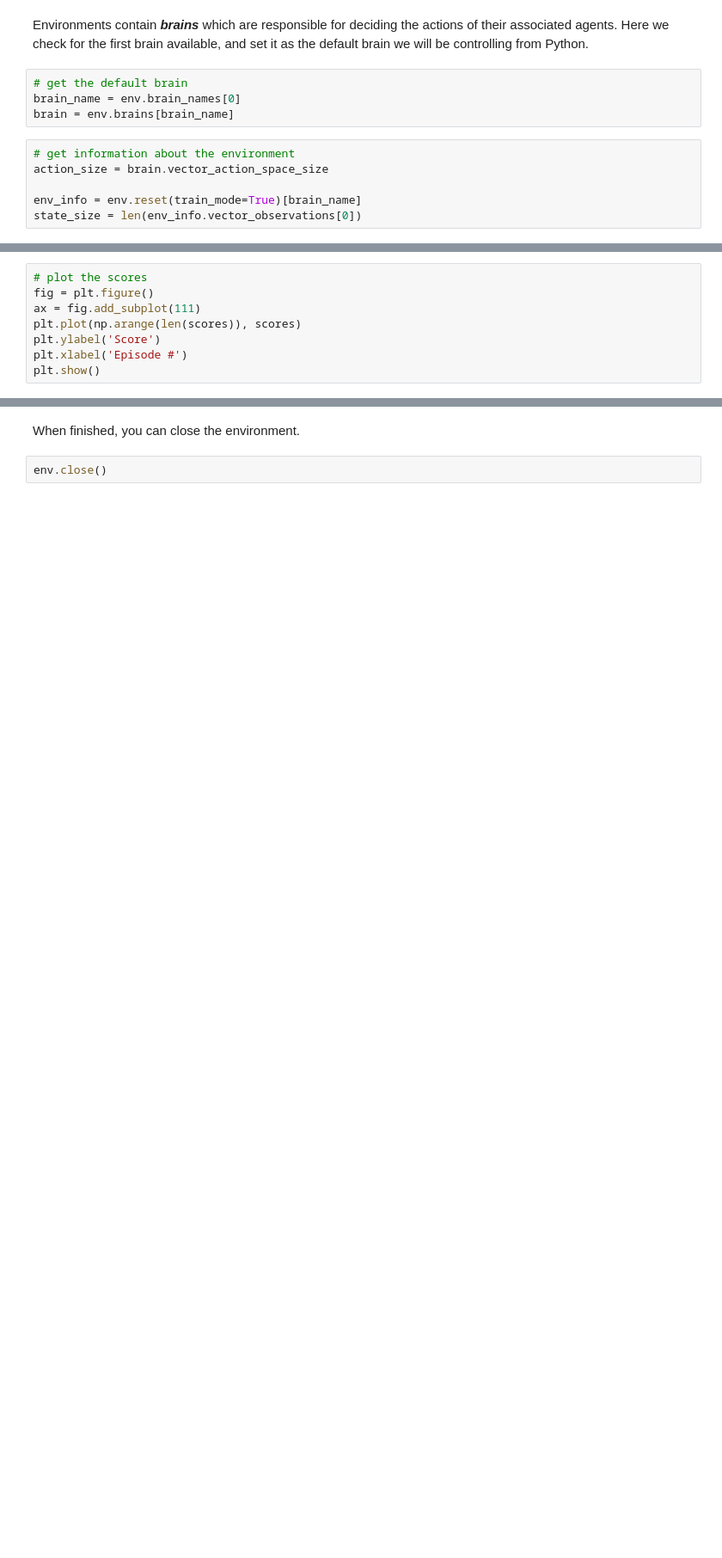
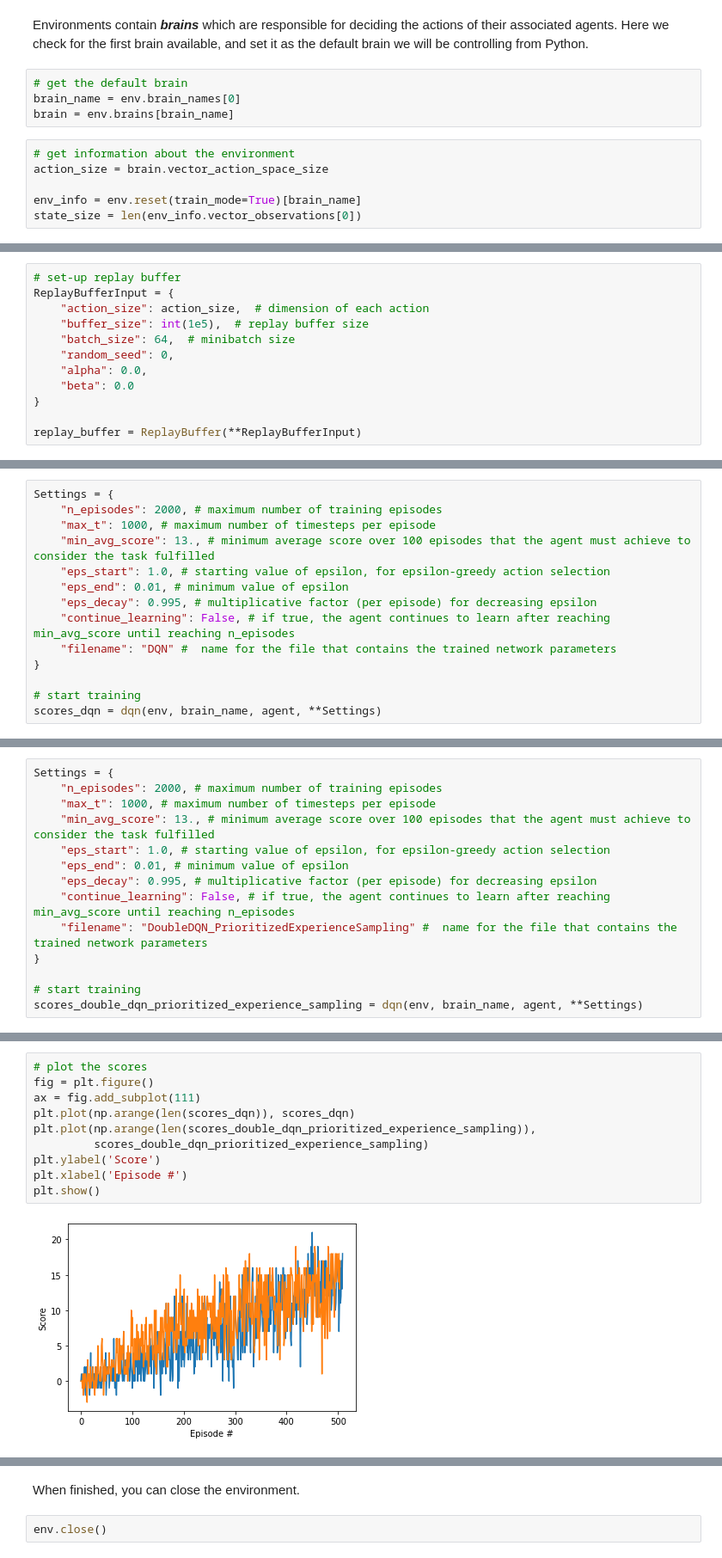
Before and after one commit to smanzing/UdacityNavigation, a Jupyter notebook: Navigation.ipynb, the cells around one changed output, grey strips where cells are left out. Shown: that part at 86% size. Drawn from its saved outputs; the diff is of its cells as text; blank space fills up the shorter version.

```diff
--- a/Navigation.ipynb
+++ b/Navigation.ipynb
@@ -61,0 +83,12 @@ Run the code cell below to train the agent to navigate through the environment.
+# %%
+# set-up replay buffer
+ReplayBufferInput = {
+    "action_size": action_size,  # dimension of each action
+    "buffer_size": int(1e5),  # replay buffer size
+    "batch_size": 64,  # minibatch size
+    "random_seed": 0,
+    "alpha": 0.0,
+    "beta": 0.0
+}
+
+replay_buffer = ReplayBuffer(**ReplayBufferInput)
@@ -61,0 +112,14 @@ Run the code cell below to train the agent to navigate through the environment.
+# %%
+Settings = {
+    "n_episodes": 2000, # maximum number of training episodes
+    "max_t": 1000, # maximum number of timesteps per episode
+    "min_avg_score": 13., # minimum average score over 100 episodes that the agent must achieve to consider the task fulfilled
+    "eps_start": 1.0, # starting value of epsilon, for epsilon-greedy action selection
+    "eps_end": 0.01, # minimum value of epsilon
+    "eps_decay": 0.995, # multiplicative factor (per episode) for decreasing epsilon
+    "continue_learning": False, # if true, the agent continues to learn after reaching min_avg_score until reaching n_episodes
+    "filename": "DQN" #  name for the file that contains the trained network parameters
+}
+
+# start training
+scores_dqn = dqn(env, brain_name, agent, **Settings)
@@ -96,0 +165,14 @@ scores = dqn(env, brain_name, agent, min_avg_score=10., eps_end=0.01, eps_decay=
+# %%
+Settings = {
+    "n_episodes": 2000, # maximum number of training episodes
+    "max_t": 1000, # maximum number of timesteps per episode
+    "min_avg_score": 13., # minimum average score over 100 episodes that the agent must achieve to consider the task fulfilled
+    "eps_start": 1.0, # starting value of epsilon, for epsilon-greedy action selection
+    "eps_end": 0.01, # minimum value of epsilon
+    "eps_decay": 0.995, # multiplicative factor (per episode) for decreasing epsilon
+    "continue_learning": False, # if true, the agent continues to learn after reaching min_avg_score until reaching n_episodes
+    "filename": "DoubleDQN_PrioritizedExperienceSampling" #  name for the file that contains the trained network parameters
+}
+
+# start training
+scores_double_dqn_prioritized_experience_sampling = dqn(env, brain_name, agent, **Settings)
@@ -99,9 +189,13 @@ scores = dqn(env, brain_name, agent, min_avg_score=10., eps_end=0.01, eps_decay=
 # %%
 # plot the scores
 fig = plt.figure()
 ax = fig.add_subplot(111)
-plt.plot(np.arange(len(scores)), scores)
+plt.plot(np.arange(len(scores_dqn)), scores_dqn)
+plt.plot(np.arange(len(scores_double_dqn_prioritized_experience_sampling)),
+         scores_double_dqn_prioritized_experience_sampling)
 plt.ylabel('Score')
 plt.xlabel('Episode #')
 plt.show()
+# %% [output]
+[figure, added]
 # %%
```
Also changed, not shown: parts of 14 cells of this notebook, 3 other files.
